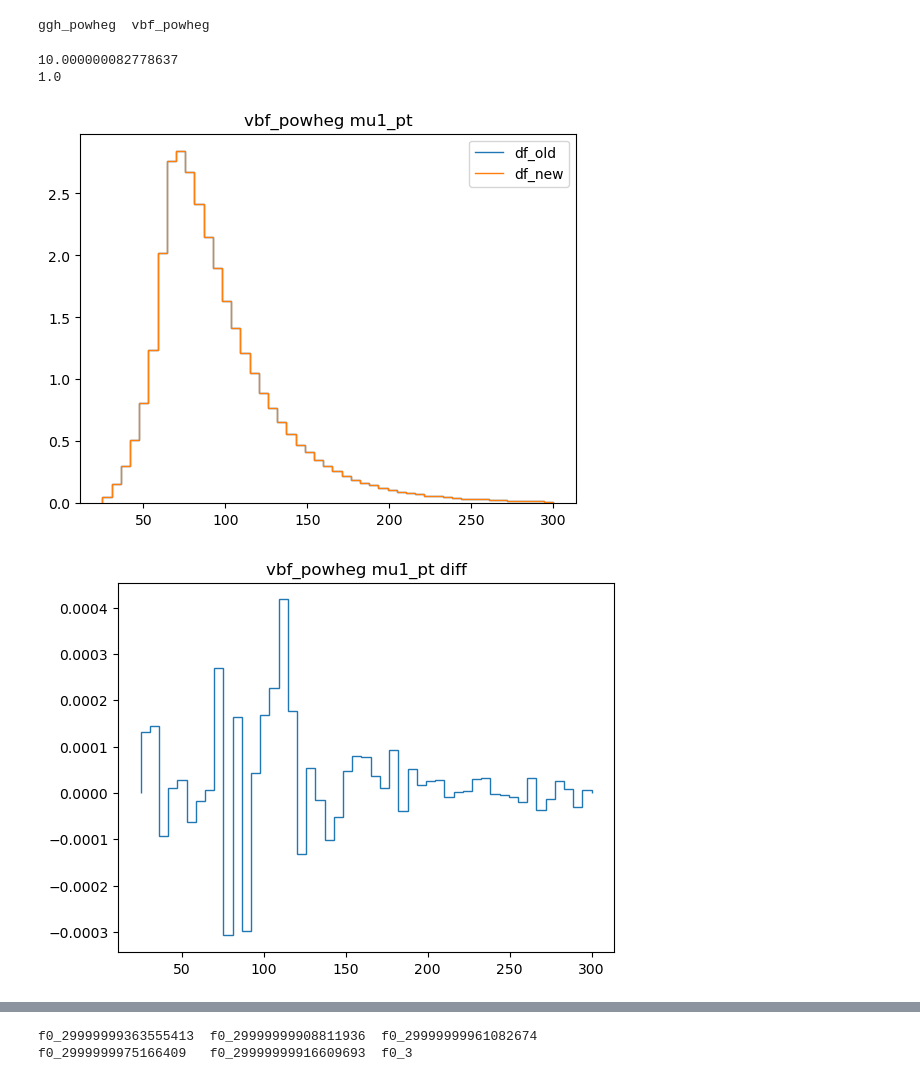
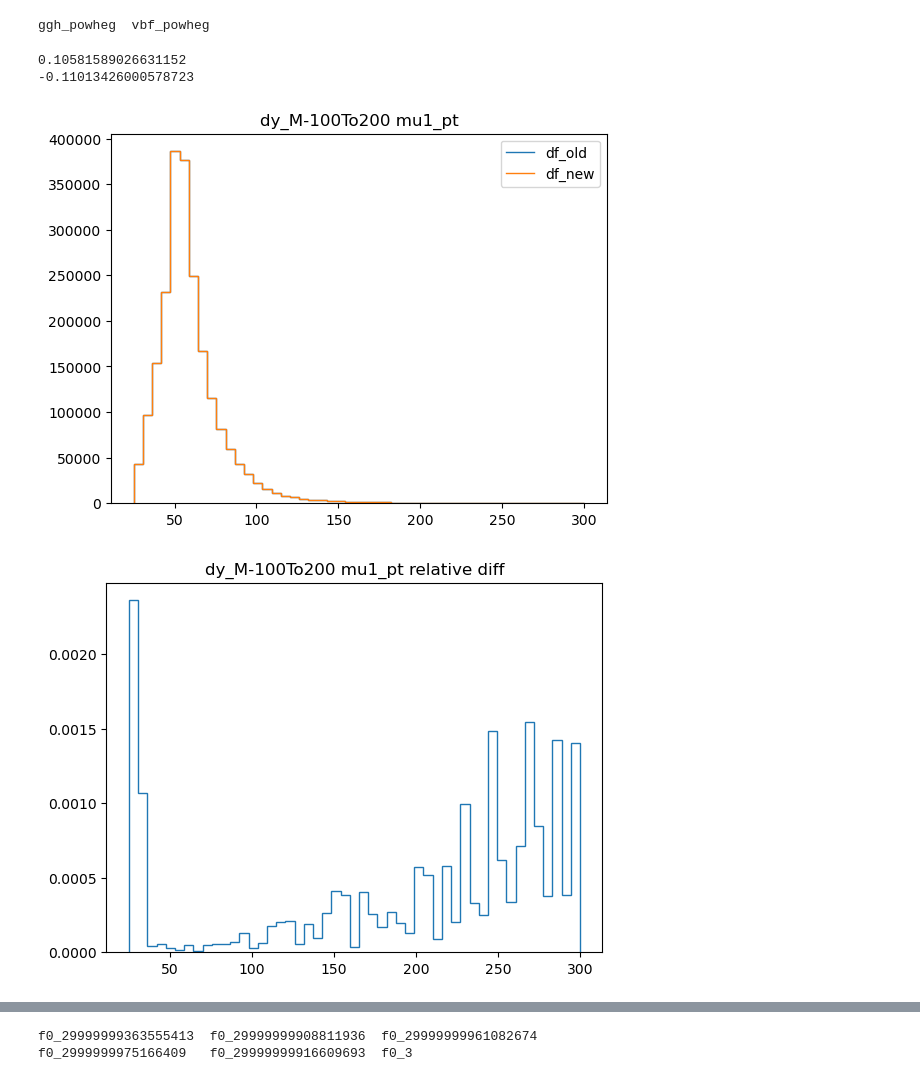
Before and after one commit to ram1123/copperheadV2, a Jupyter notebook: quick_tests/quick_testBigPlot.ipynb, the cells around one changed output, grey strips where cells are left out. Cells and saved outputs as stored; diff of their text form; code cells hidden in the pictures.

Commit message:
redid the DY full sample processing just in case the relative errors were different. They were the same

```diff
--- a/quick_tests/quick_testBigPlot.ipynb
+++ b/quick_tests/quick_testBigPlot.ipynb
@@ -4,12 +4,14 @@ import awkward as ak
 import numpy as np
 import matplotlib.pyplot as plt
 load_path = "/depot/cms/users/yun79/results/stage1/test_full2/f1_0"
-sample = "vbf_powheg"
+# sample = "vbf_powheg"
 # sample = "ggh_powheg"
-# sample = "dy_M-100To200"
+sample = "dy_M-100To200"
 # sample = "data_A"
-full_load_path = f"/depot/cms/users/yun79/results/stage1/test_validation_bigV2/2018/f1_0/{sample}/*/*.parquet"
+# full_load_path = f"/depot/cms/users/yun79/results/stage1/test_validation_bigV2_2/2018/f1_0/{sample}/*/*.parquet"
 # full_load_path = f"/depot/cms/users/yun79/results/stage1/test_validation_bigV2/2018/f0_1/{sample}/*/*.parquet"
+full_load_path = f"/depot/cms/users/yun79/results/stage1/test_validation_bigV2_3/2018/f1_0/{sample}/*/*.parquet"
+
 
 df_new = dak.from_parquet(full_load_path)
 # region_cut = (df_new.h_peak | df_new.h_sidebands)
@@ -54,31 +56,31 @@ if "ggh" in sample:
 print(weights_new[0])
 print(weights_old.iloc[0])
 # %% [output]
-10.000000082778637
-1.0
+0.10581589026631152
+-0.11013426000578723
 # %%
 for var in variables:
     kin = var.split("_")[-1]
     # binning = np.linspace(*[25, 300, 50])
     binning = np.linspace(*binning_map[kin])
     # old_len = ak.num(df_old["mu1_pt"].compute(), axis=0)
     # new_len = ak.num(df_new["mu1_pt"].compute(), axis=0)
     # new_weights = np.ones(new_len)
     # new_weights = new_weights*old_len/new_len
     hist_old, edges = np.histogram(df_old[var].compute(), bins=binning ,weights=weights_old)
     # hist_old, edges = np.histogram(df_old[var+"_nominal"].compute(), bins=binning )
 
     # hist_new, _= np.histogram(df_new[region_cut][var].compute(), bins=binning , weights=new_weights)
     hist_new, _= np.histogram(df_new[var].compute(), bins=binning ,weights=weights_new)
 
     plt.stairs(hist_old, edges, label = "df_old")
     plt.stairs(hist_new, edges, label = "df_new")
     plt.legend(loc="upper right")
     plt.title(f"{sample} {var}")
     plt.show()
-    plt.stairs((hist_new-hist_old), edges)
-    plt.title(f"{sample} {var}"+" diff")
+    plt.stairs(abs(hist_new-hist_old)/hist_old, edges)
+    plt.title(f"{sample} {var}"+" relative diff")
     plt.show()
 # %% [output]
-[figure, old version]
+[figure, new version]
-[figure, old version]
+[figure, new version]
```
Also changed, not shown: parts of 5 cells of this notebook.
